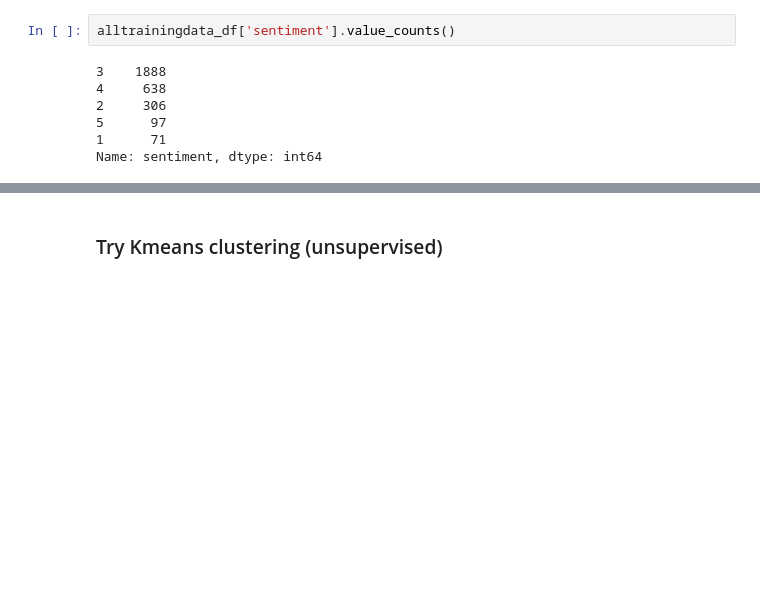
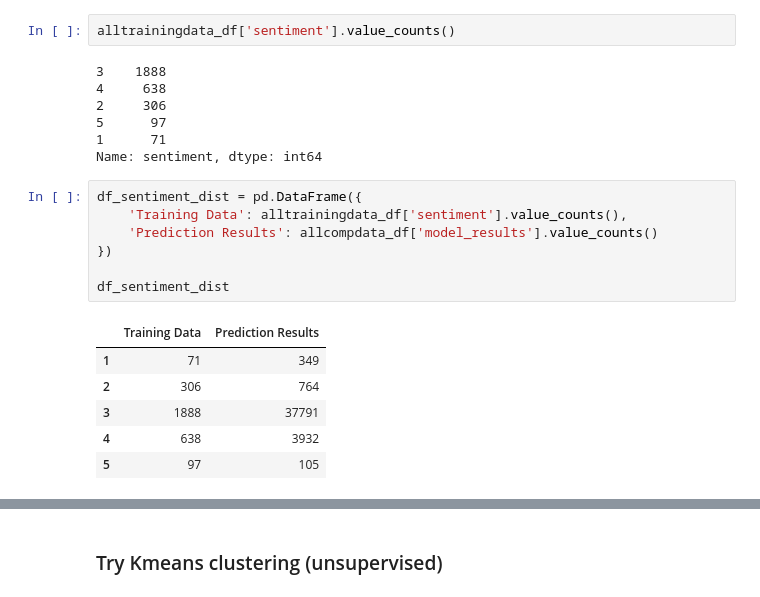
Before and after one commit to Final-Project-BAHF/Sweet_N_Sour_Sentiment, a Jupyter notebook: sweet_n_sour/neuralnet_fox_updates.ipynb, the cells around one changed output, grey strips where cells are left out. Saved outputs shown, nothing was run; the diff lists cells and outputs as text; blank space fills up the shorter version.

```diff
--- a/sweet_n_sour/neuralnet_fox_updates.ipynb
+++ b/sweet_n_sour/neuralnet_fox_updates.ipynb
@@ -297,3 +300,17 @@ alltrainingdata_df['sentiment'].value_counts()
 5      97
 1      71
 Name: sentiment, dtype: int64
+# %%
+df_sentiment_dist = pd.DataFrame({
+    'Training Data': alltrainingdata_df['sentiment'].value_counts(),
+    'Prediction Results': allcompdata_df['model_results'].value_counts()
+})
+
+df_sentiment_dist
+# %% [output]
+|  | Training Data | Prediction Results |
+| 1 | 71 | 349 |
+| 2 | 306 | 764 |
+| 3 | 1888 | 37791 |
+| 4 | 638 | 3932 |
+| 5 | 97 | 105 |
```
Also changed, not shown: parts of 15 cells of this notebook, 8 other files.
